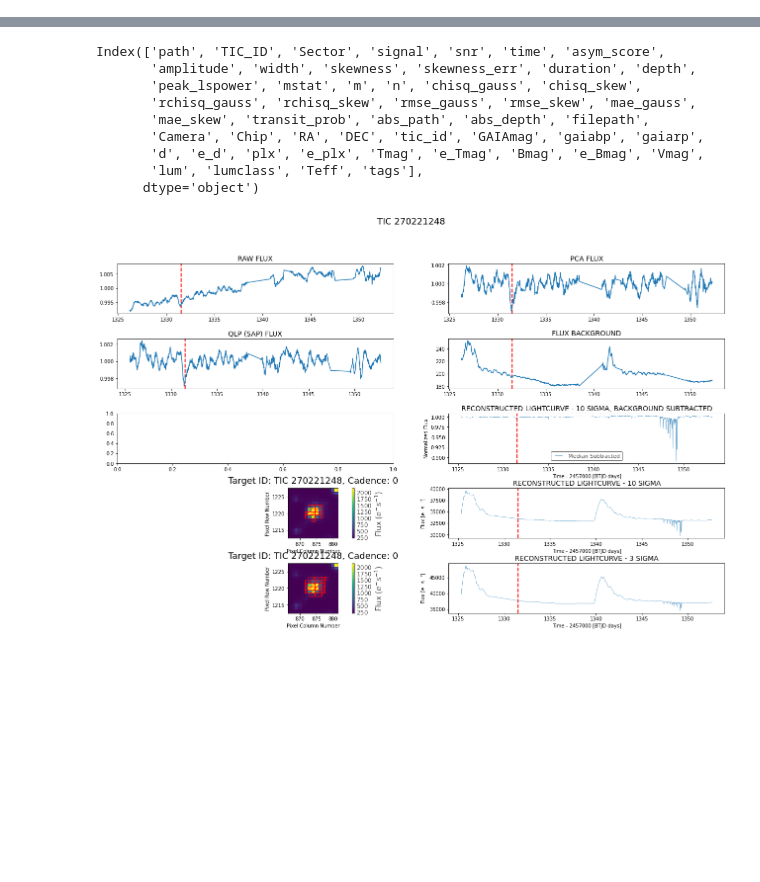
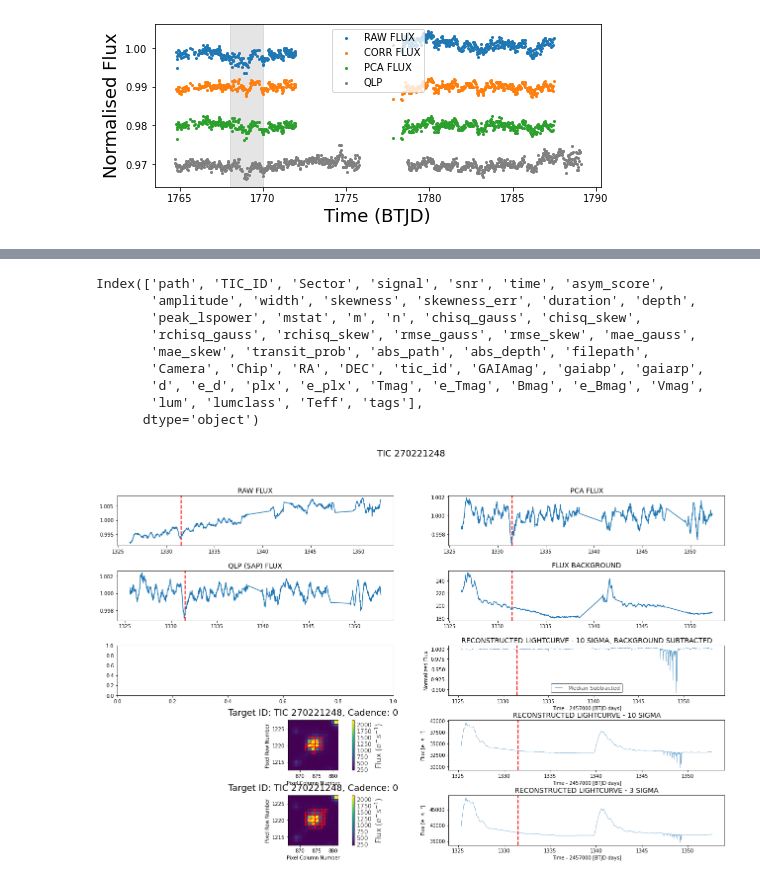
Before and after one commit to azibn/automated_exocomet_hunt, a Jupyter notebook: notebooks/pipeline-crossmatch.ipynb, the cells around one changed output, grey strips where cells are left out. Drawn from its saved outputs; the diff is of its cells as text; code cells hidden in the pictures; blank space fills up the shorter version.

```diff
--- a/notebooks/pipeline-crossmatch.ipynb
+++ b/notebooks/pipeline-crossmatch.ipynb
@@ -3,3 +3,6 @@ import os
 os.chdir('../scripts')
 import pandas as pd
 from analysis_tools_cython import import_lightcurve, processing
+# %%
+lc, info = import_lightcurve('/storage/astro2/phrdhx/eleanor-lite-project-v2/s0017/hlsp_gsfc-eleanor-lite_tess_ffi_s0017-0000000229790952_tess_v1.0_lc.fits')
+lc = lc[lc['QUALITY'] == 0]
@@ -5,0 +13,16 @@ from analysis_tools_cython import import_lightcurve, processing
+# %%
+tic = lk.search_lightcurve('TIC 229790952',sector=17).download()
+tic = tic[tic.quality == 0]
+# %%
+plt.figure(figsize=(8,3))
+plt.scatter(lc['TIME'],lc['RAW_FLUX']/np.nanmedian(lc['RAW_FLUX']),s=4,label='RAW FLUX')
+plt.scatter(lc['TIME'],lc['CORR_FLUX']/np.nanmedian(lc['CORR_FLUX'])-0.01,s=4,label='CORR FLUX')
+plt.scatter(lc['TIME'],lc['PCA_FLUX']/np.nanmedian(lc['PCA_FLUX'])-0.02,s=4,label='PCA FLUX')
+plt.scatter(tic.time.value,tic.flux.value/np.nanmedian(tic.flux.value)-0.03,c='grey',s=4,label='QLP')
+plt.axvspan(1768,1770,color='grey',alpha=0.2,zorder=0)
+plt.xlabel('Time (BTJD)',fontsize=18)
+plt.ylabel('Normalised Flux',fontsize=18)
+plt.legend()
+plt.savefig('TIC229790952.pdf',dpi=300,bbox_inches='tight')
+# %% [output]
+[figure, added]
```
Also changed, not shown: parts of 2 cells of this notebook, 42 other files.
